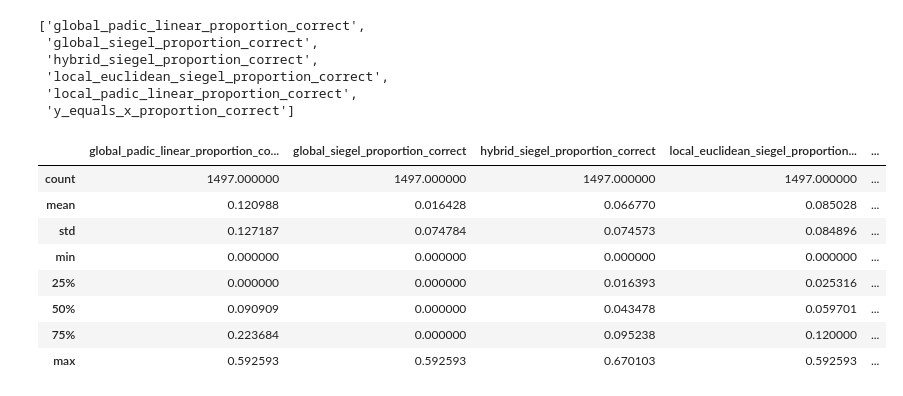
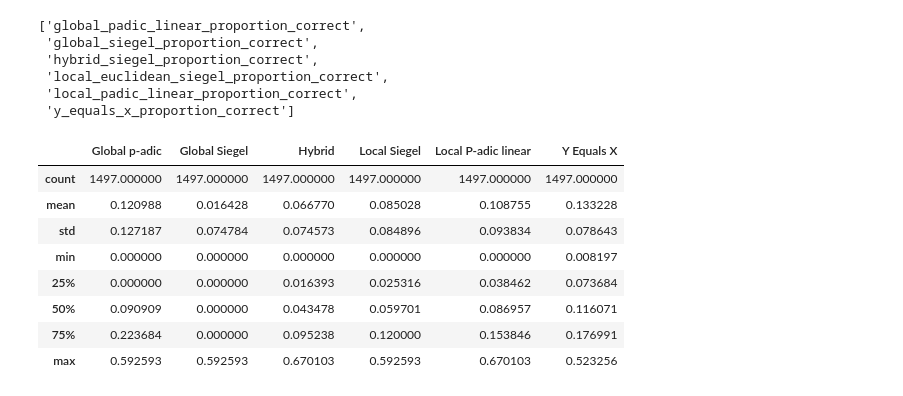
Before and after one commit to solresol/padiclinear, a Jupyter notebook: evaluations/statistical-tests-and-graphs.ipynb, the cells around one changed output. Saved outputs shown, nothing was run; the diff lists cells and outputs as text; code cells hidden in the pictures.

```diff
--- a/evaluations/statistical-tests-and-graphs.ipynb
+++ b/evaluations/statistical-tests-and-graphs.ipynb
@@ -93,3 +63,43 @@ melted
+# %%
+nice_language_family_names = {
+ 'indo_european': 'Indo-European',
+ 'austronesian': 'Austronesian',
+ 'trans_new_guinea': 'Trans New Guinea',
+ 'sino_tibetan': 'Sino-Tibetan',
+ 'kra_dai' : 'Kra-Dai',
+ 'niger_congo': 'Niger-Congo',
+ 'australian_aboriginal': 'Australian aboriginal',
+ 'afro_asiatic': 'Afro-Asiatic',
+ 'nilo_saharan': 'Nilo-Saharan',
+ 'oto_manguean': 'Oto-Meanguean',
+ 'austroasiatic': 'Austroasiatic',
+ 'dravidian': 'Dravidian',
+ 'tupian': 'Tupian',
+ 'atlantic_congo': 'Atlantic-Congo',
+ 'pama_nyungan': 'Pama-Nyungan',
+ 'arawakan': 'Arawakn',
+ 'mande': 'Mande',
+ 'unclassified': 'Unclassified',
+    'unrecorded': 'Unrecorded',
+    'all_human': 'All languages'
+}
+
+metrics = ['y_equals_x_proportion_correct',
+           'global_padic_linear_proportion_correct',  'global_siegel_proportion_correct',
+          'local_padic_linear_proportion_correct',
+           'local_euclidean_siegel_proportion_correct',
+          'hybrid_siegel_proportion_correct'
+          ]
+
+metric_renaming = {
+    'y_equals_x_proportion_correct': 'Y Equals X',
+    'global_padic_linear_proportion_correct': 'Global p-adic',
+    'global_siegel_proportion_correct': 'Global Siegel',
+    'local_padic_linear_proportion_correct': 'Local P-adic linear',
+    'local_euclidean_siegel_proportion_correct': 'Local Siegel',
+    'hybrid_siegel_proportion_correct': 'Hybrid'
+}
+renamed_metrics = [metric_renaming.get(m,m) for m in metrics]
 # %%
 by_language = pandas.read_sql("""
 select *
@@ -189,5 +118,5 @@ extra_families = ['all_human', 'unrecorded', 'unclassified']
 # %%
-proportion_correct_columns = [x for x in by_version.columns if x.endswith('proportion_correct')]
+proportion_correct_columns = [x for x in by_language.columns if x.endswith('proportion_correct')]
 proportion_correct_columns
 # %% [output]
 ['global_padic_linear_proportion_correct',
@@ -197,14 +126,14 @@ proportion_correct_columns
  'local_padic_linear_proportion_correct',
  'y_equals_x_proportion_correct']
 # %%
-by_language[proportion_correct_columns].describe()
+by_language[proportion_correct_columns].describe().rename(columns=metric_renaming)
 # %% [output]
-|  | global_padic_linear_proportion_co... | global_siegel_proportion_correct | hybrid_siegel_proportion_correct | local_euclidean_siegel_proportion... | ... |
-| count | 1497.000000 | 1497.000000 | 1497.000000 | 1497.000000 | ... |
-| mean | 0.120988 | 0.016428 | 0.066770 | 0.085028 | ... |
-| std | 0.127187 | 0.074784 | 0.074573 | 0.084896 | ... |
-| min | 0.000000 | 0.000000 | 0.000000 | 0.000000 | ... |
-| 25% | 0.000000 | 0.000000 | 0.016393 | 0.025316 | ... |
-| 50% | 0.090909 | 0.000000 | 0.043478 | 0.059701 | ... |
-| 75% | 0.223684 | 0.000000 | 0.095238 | 0.120000 | ... |
-| max | 0.592593 | 0.592593 | 0.670103 | 0.592593 | ... |
+|  | Global p-adic | Global Siegel | Hybrid | Local Siegel | Local P-adic linear | Y Equals X |
+| count | 1497.000000 | 1497.000000 | 1497.000000 | 1497.000000 | 1497.000000 | 1497.000000 |
+| mean | 0.120988 | 0.016428 | 0.066770 | 0.085028 | 0.108755 | 0.133228 |
+| std | 0.127187 | 0.074784 | 0.074573 | 0.084896 | 0.093834 | 0.078643 |
+| min | 0.000000 | 0.000000 | 0.000000 | 0.000000 | 0.000000 | 0.008197 |
+| 25% | 0.000000 | 0.000000 | 0.016393 | 0.025316 | 0.038462 | 0.073684 |
+| 50% | 0.090909 | 0.000000 | 0.043478 | 0.059701 | 0.086957 | 0.116071 |
+| 75% | 0.223684 | 0.000000 | 0.095238 | 0.120000 | 0.153846 | 0.176991 |
+| max | 0.592593 | 0.592593 | 0.670103 | 0.592593 | 0.670103 | 0.523256 |
```
Also changed, not shown: parts of 57 cells of this notebook, 3 other files.
